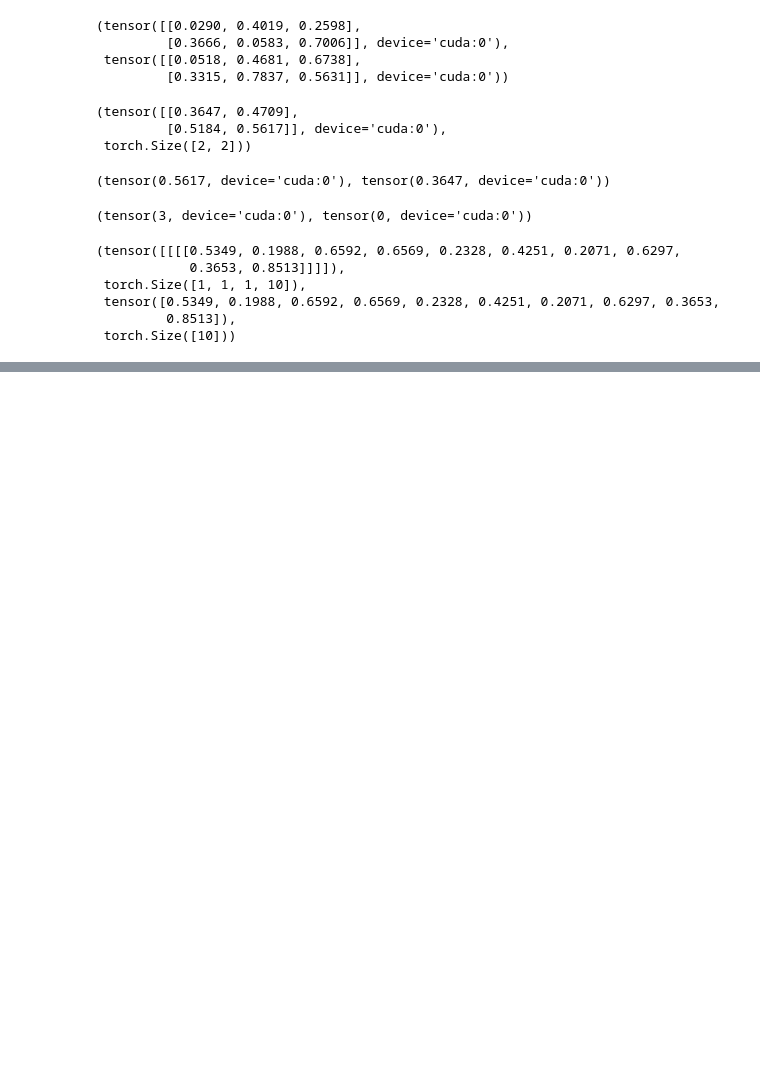
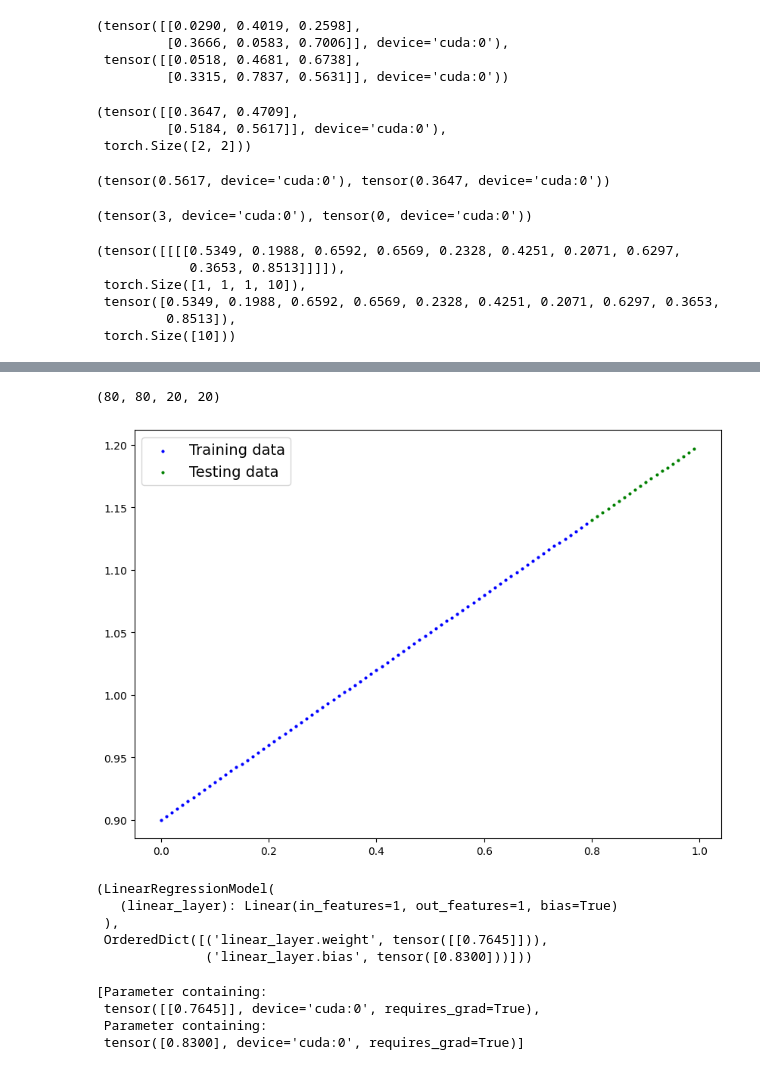
Before and after one commit to ritika-adk/AI_Ml-BootCamp, a Jupyter notebook: pytorch.ipynb, the cells around one changed output, grey strips where cells are left out. Saved outputs shown, nothing was run; the diff lists cells and outputs as text; code cells hidden in the pictures; blank space fills up the shorter version.

```diff
--- a/pytorch.ipynb
+++ b/pytorch.ipynb
@@ -118,0 +134,12 @@ tensor,tensor.shape,new_tensor,new_tensor.shape
+# %%
+#1 Create a straight line dataset using the linear regression formula (weight * X + bias).
+weight=0.3
+bias=0.9
+start=0
+end=1
+step=0.01
+X=torch.arange(start,end,step).unsqueeze(dim=1)
+y=weight*X+bias
+print(f"Number of X samples:{len(X)}")
+print(f"Number of Y samples:{len(y)}")
+print(f"First 10 X & y samples:\nX: {X[:10]}\ny: {y[:10]}")
@@ -118,0 +164,53 @@ tensor,tensor.shape,new_tensor,new_tensor.shape
+# %%
+#splitting the data in training set and testing set
+
+train_split=int(0.8*len(X))
+X_train,y_train=X[:train_split],y[:train_split]
+X_test,y_test=X[train_split:],y[train_split:]
+len(X_train),len(y_train),len(X_test),len(y_test)
+# %% [output]
+(80, 80, 20, 20)
+# %%
+#Visualizing training and testing data
+
+def plot_predictions(train_data=X_train,train_labels=y_train,test_data=X_test,test_labels=y_test,predictions=None):
+  plt.figure(figsize=(10,7))
+  plt.scatter(train_data,train_labels,c="b",s=4,label="Training data")
+  plt.scatter(test_data,test_labels,c="g",s=4,label="Testing data")
+  if predictions is not None:
+    plt.scatter(test_data,predictions,c="r",s=4,label="Predictions")
+  plt.legend(prop={"size":14})
+plot_predictions()
+# %% [output]
+[figure, added]
+# %%
+#2 Build a PyTorch model by subclassing nn.Module.
+
+class LinearRegressionModel(nn.Module):
+  def __init__(self):
+    super().__init__()
+    self.linear_layer=nn.Linear(in_features=1,out_features=1)
+
+  def forward(self,x:torch.Tensor)-> torch.Tensor:
+    return self.linear_layer(x)
+
+
+torch.manual_seed(42)
+model_0=LinearRegressionModel()
+model_0,model_0.state_dict()
+# %% [output]
+(LinearRegressionModel(
+   (linear_layer): Linear(in_features=1, out_features=1, bias=True)
+ ),
+ OrderedDict([('linear_layer.weight', tensor([[0.7645]])),
+              ('linear_layer.bias', tensor([0.8300]))]))
+# %%
+#put the model and its parameters to the target device
+model_0 = model_0.to(device)
+next(model_0.parameters()).device
+list(model_0.parameters())
+# %% [output]
+[Parameter containing:
+ tensor([[0.7645]], device='cuda:0', requires_grad=True),
+ Parameter containing:
+ tensor([0.8300], device='cuda:0', requires_grad=True)]
```
Also changed, not shown: parts of 9 cells of this notebook.
